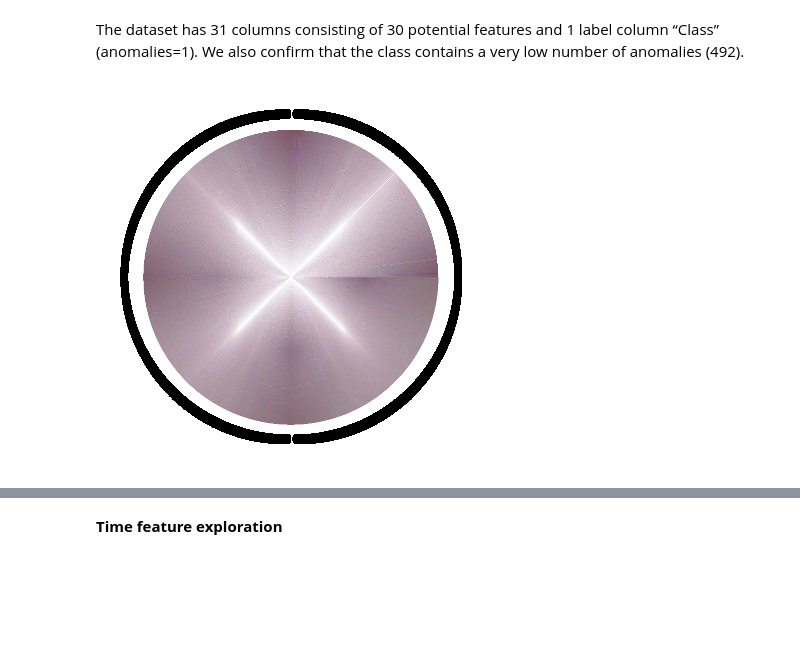
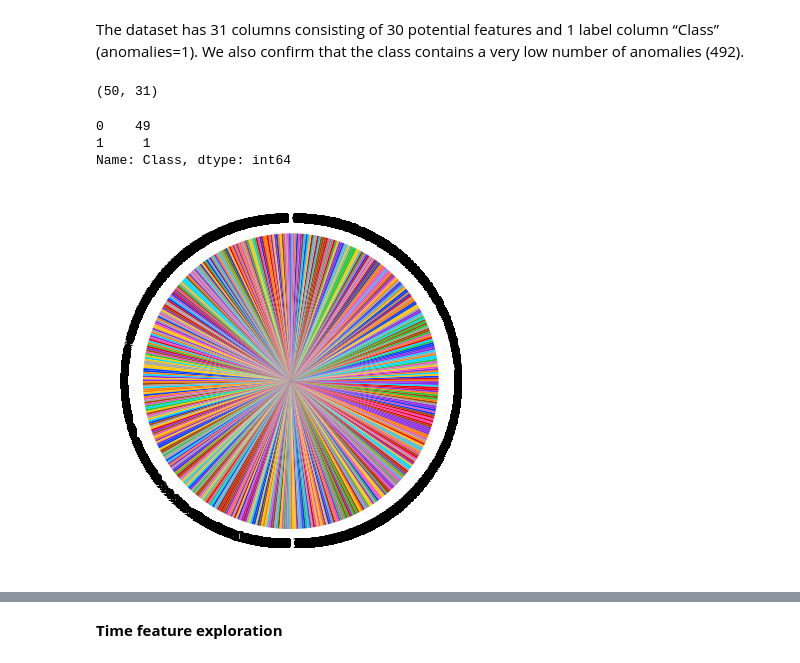
Before and after one commit to SamaSamrin/2024, a Jupyter notebook: Isolation_Forest_1.ipynb, the cells around one changed output, grey strips where cells are left out. Drawn from its saved outputs; the diff is of its cells as text; code cells hidden in the pictures; blank space fills up the shorter version.

```diff
--- a/Isolation_Forest_1.ipynb
+++ b/Isolation_Forest_1.ipynb
@@ -71,6 +73,16 @@ The dataset has 31 columns consisting of 30 potential features and 1 label colum
+# %%
+df_small.shape
+# %% [output]
+(50, 31)
+# %%
+df_small['Class'].value_counts()
+# %% [output]
+0    49
+1     1
+Name: Class, dtype: int64
 # %%
 palette_color = sns.color_palette('bright')
-plt.pie(df['Time'], labels=df['Class'], colors=palette_color)
+plt.pie(df['Class'], labels=df['Class'], colors=palette_color)
 plt.show()
 # %% [output]
-[figure, old version]
+[figure, new version]
```
Also changed, not shown: parts of 6 cells of this notebook.
